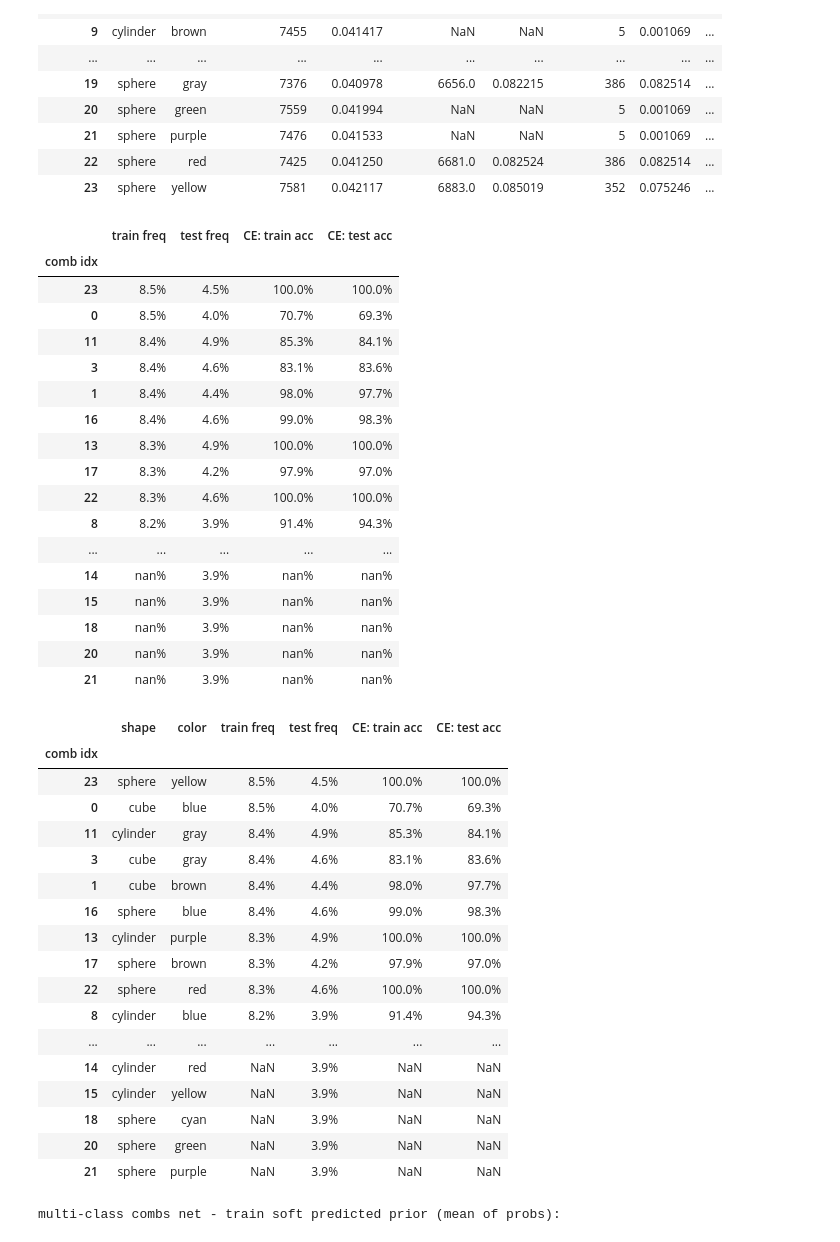
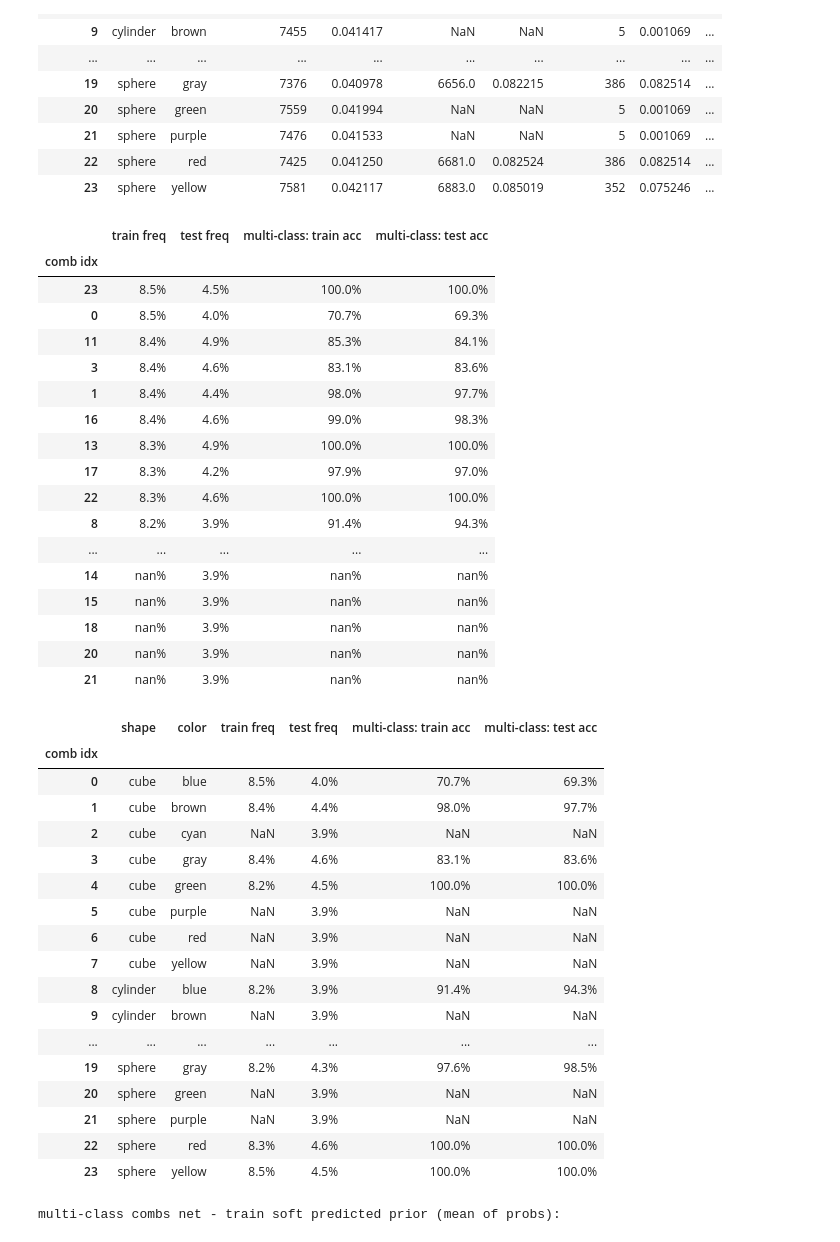
Before and after one commit to Ozziko/causal_comp, a Jupyter notebook: MLLS.ipynb, the cells around one changed output. Cells and saved outputs as stored; diff of their text form; code cells hidden in the pictures.

Commit message:
Soft unseen combinations

```diff
--- a/MLLS.ipynb
+++ b/MLLS.ipynb
@@ -367 +457,13 @@ global_label_combs
+# %%
+if args.dataset_variant == 'OZ':
+    X, Y_comb = {}, {}
+    for phase in ['train', 'test']:
+        data_df = meta_df_.query(f"phase == '{phase}'")
+
+        Y_comb[phase] = data_df['comb idx'].values.astype('int64')
+        print(f"{phase} contains {len(data_df)} samples")
+
+        X[phase] = torch.cat([features_dict_[filename].unsqueeze(0)
+            for filename in data_df['image_filename']], dim=0)
+    del features_dict_
 # %% [markdown]
@@ -444,8 +551,9 @@ n_unseen / n_total = 12 / 24 = 0.5
 # %%
 for phase in ['train', 'test']:
     print(f"{phase} distribution:")
-    with pd.option_context('display.float_format',"{:,.2f}".format):
-        display(label_dists_df.pivot(index='shape', columns='color', values=f'{phase} freq'))
+    # with pd.option_context('display.float_format',"{:,.4f}".format):
+    #     display(label_dists_df.pivot(index='shape', columns='color', values=f'{phase} freq'))
+    display(label_dists_df.pivot(index='shape', columns='color', values=f'{phase} samples'))
 # %% [output]
 train distribution:
 | color | blue | brown | cyan | gray | green | purple | red | yellow |
@@ -467,7 +575,7 @@ test distribution:
 device = torch_setup(deterministic=True)
 seed_all(args.init_seed)
 
-in_dim = datasets['train'].feat_dim
+in_dim = X['train'].shape[1]
 out_dim = len(global_label_combs)
 
 assert in_dim == 512
@@ -567,9 +675,9 @@ for phase in ['train', 'test']:
     y = Y_comb[phase]
     y_pred = Y_comb_pred[phase]
     true_pos = pd.Series(y[y==y_pred]).value_counts()
-    label_dists_df[f'CE: {phase} soft pred prior'] = pd.Series(Y_comb_probs[phase].mean(0))
-    label_dists_df[f'CE: {phase} true pos'] = true_pos
-    label_dists_df[f'CE: {phase} acc'] = label_dists_df[f'CE: {phase} true pos'] / label_dists_df[f'{phase} samples']
+    label_dists_df[f'multi-class: {phase} soft pred prior'] = pd.Series(Y_comb_probs[phase].mean(0))
+    label_dists_df[f'multi-class: {phase} true pos'] = true_pos
+    label_dists_df[f'multi-class: {phase} acc'] = label_dists_df[f'multi-class: {phase} true pos'] / label_dists_df[f'{phase} samples']
 label_dists_df
 # %% [output]
 |  | shape | color | global samples | global freq | train samples | train freq | val samples | val freq | ... |
@@ -591,12 +699,12 @@ label_dists_df
 | 22 | sphere | red | 7425 | 0.041250 | 6681.0 | 0.082524 | 386 | 0.082514 | ... |
 | 23 | sphere | yellow | 7581 | 0.042117 | 6883.0 | 0.085019 | 352 | 0.075246 | ... |
 # %%
-result_cols = ['train freq', 'test freq', 'CE: train acc', 'CE: test acc']
+result_cols = ['train freq', 'test freq', 'multi-class: train acc', 'multi-class: test acc']
 results_df = label_dists_df[result_cols].sort_values(by='train freq', ascending=False)
 results_df_styled = results_df.style.format("{:.1%}").background_gradient(cmap='Greens')
 results_df_styled
 # %% [output]
-|  | train freq | test freq | CE: train acc | CE: test acc |
+|  | train freq | test freq | multi-class: train acc | multi-class: test acc |
 | comb idx |  |  |  |  |
 | 23 | 8.5% | 4.5% | 100.0% | 100.0% |
 | 0 | 8.5% | 4.0% | 70.7% | 69.3% |
@@ -615,30 +723,30 @@ results_df_styled
 | 20 | nan% | 3.9% | nan% | nan% |
 | 21 | nan% | 3.9% | nan% | nan% |
 # %%
-result_cols = label_cols + ['train freq', 'test freq', 'CE: train acc', 'CE: test acc']
+result_cols = label_cols + ['train freq', 'test freq', 'multi-class: train acc', 'multi-class: test acc']
 results_df = label_dists_df[result_cols]
-results_df = results_df.sort_values(by='train freq', ascending=False)
+# results_df = results_df.sort_values(by='train freq', ascending=False)
 with pd.option_context('display.float_format',"{:,.1%}".format):
     display(results_df)
 # %% [output]
-|  | shape | color | train freq | test freq | CE: train acc | CE: test acc |
+|  | shape | color | train freq | test freq | multi-class: train acc | multi-class: test acc |
 | comb idx |  |  |  |  |  |  |
-| 23 | sphere | yellow | 8.5% | 4.5% | 100.0% | 100.0% |
 | 0 | cube | blue | 8.5% | 4.0% | 70.7% | 69.3% |
-| 11 | cylinder | gray | 8.4% | 4.9% | 85.3% | 84.1% |
+| 1 | cube | brown | 8.4% | 4.4% | 98.0% | 97.7% |
+| 2 | cube | cyan | NaN | 3.9% | NaN | NaN |
 | 3 | cube | gray | 8.4% | 4.6% | 83.1% | 83.6% |
-| 1 | cube | brown | 8.4% | 4.4% | 98.0% | 97.7% |
-| 16 | sphere | blue | 8.4% | 4.6% | 99.0% | 98.3% |
-| 13 | cylinder | purple | 8.3% | 4.9% | 100.0% | 100.0% |
-| 17 | sphere | brown | 8.3% | 4.2% | 97.9% | 97.0% |
-| 22 | sphere | red | 8.3% | 4.6% | 100.0% | 100.0% |
+| 4 | cube | green | 8.2% | 4.5% | 100.0% | 100.0% |
+| 5 | cube | purple | NaN | 3.9% | NaN | NaN |
+| 6 | cube | red | NaN | 3.9% | NaN | NaN |
+| 7 | cube | yellow | NaN | 3.9% | NaN | NaN |
 | 8 | cylinder | blue | 8.2% | 3.9% | 91.4% | 94.3% |
+| 9 | cylinder | brown | NaN | 3.9% | NaN | NaN |
 | ... | ... | ... | ... | ... | ... | ... |
-| 14 | cylinder | red | NaN | 3.9% | NaN | NaN |
-| 15 | cylinder | yellow | NaN | 3.9% | NaN | NaN |
-| 18 | sphere | cyan | NaN | 3.9% | NaN | NaN |
+| 19 | sphere | gray | 8.2% | 4.3% | 97.6% | 98.5% |
 | 20 | sphere | green | NaN | 3.9% | NaN | NaN |
 | 21 | sphere | purple | NaN | 3.9% | NaN | NaN |
+| 22 | sphere | red | 8.3% | 4.6% | 100.0% | 100.0% |
+| 23 | sphere | yellow | 8.5% | 4.5% | 100.0% | 100.0% |
 # %%
 for phase in ['train', 'test']:
     print(f'multi-class combs net - {phase} soft predicted prior (mean of probs):')
```
Also changed, not shown: parts of 37 cells of this notebook, 1 other file.
